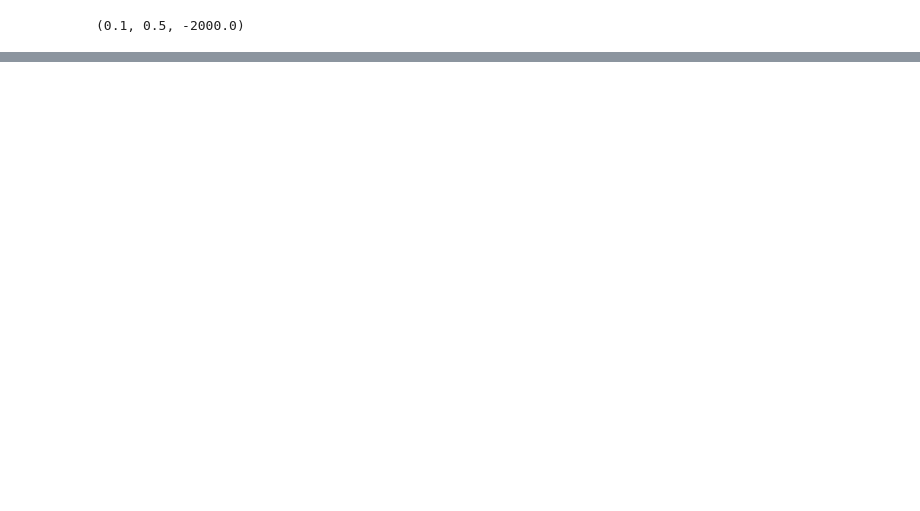
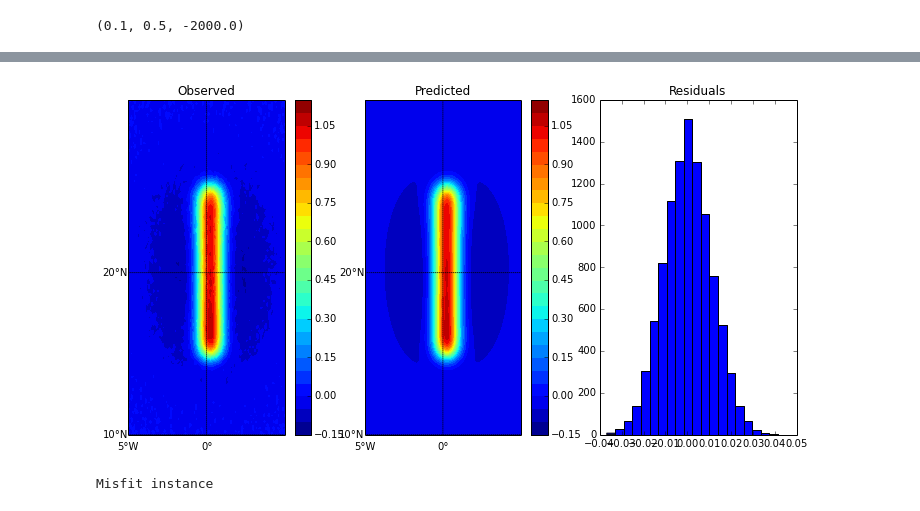
Before and after one commit to leouieda/egu2014, a Jupyter notebook: notebooks/lineament.ipynb, the cells around one changed output, grey strips where cells are left out. Cells and saved outputs as stored; diff of their text form; code cells hidden in the pictures; blank space fills up the shorter version.

```diff
--- a/notebooks/lineament.ipynb
+++ b/notebooks/lineament.ipynb
@@ -95,0 +104,2 @@ plot(solver, [gz, gzz])
+# %%
+solver_gzz2 = Gravity(lon, lat, height2, gzz2, mesh, field='gzz')
@@ -95,0 +110,4 @@ plot(solver, [gz, gzz])
+# %%
+plot(solver_gzz2, [gzz2])
+# %% [output]
+[figure, added]
@@ -95,0 +116,4 @@ plot(solver, [gz, gzz])
+# %%
+solver_gzz3.config('planting', seeds=seeds, compactness=0.01, threshold=0.0001).fit()
+# %% [output]
+Misfit instance
```
Also changed, not shown: parts of 12 cells of this notebook.
